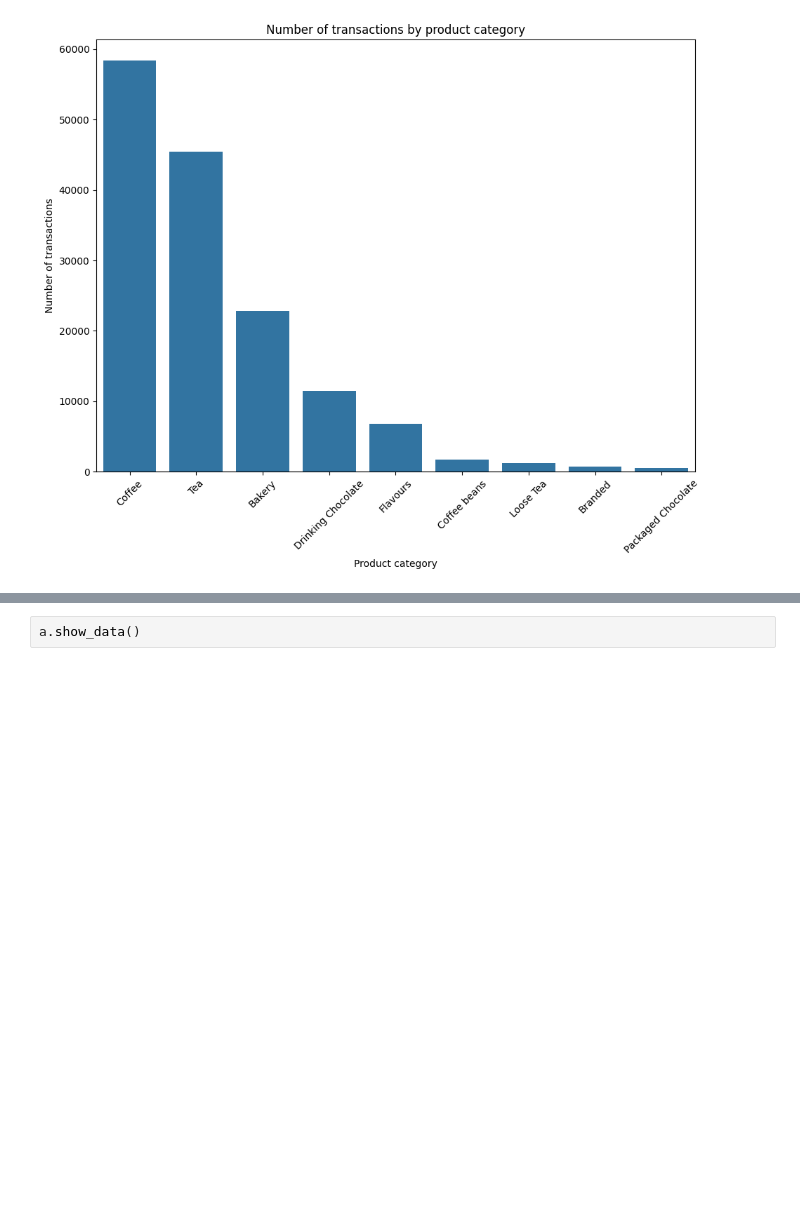
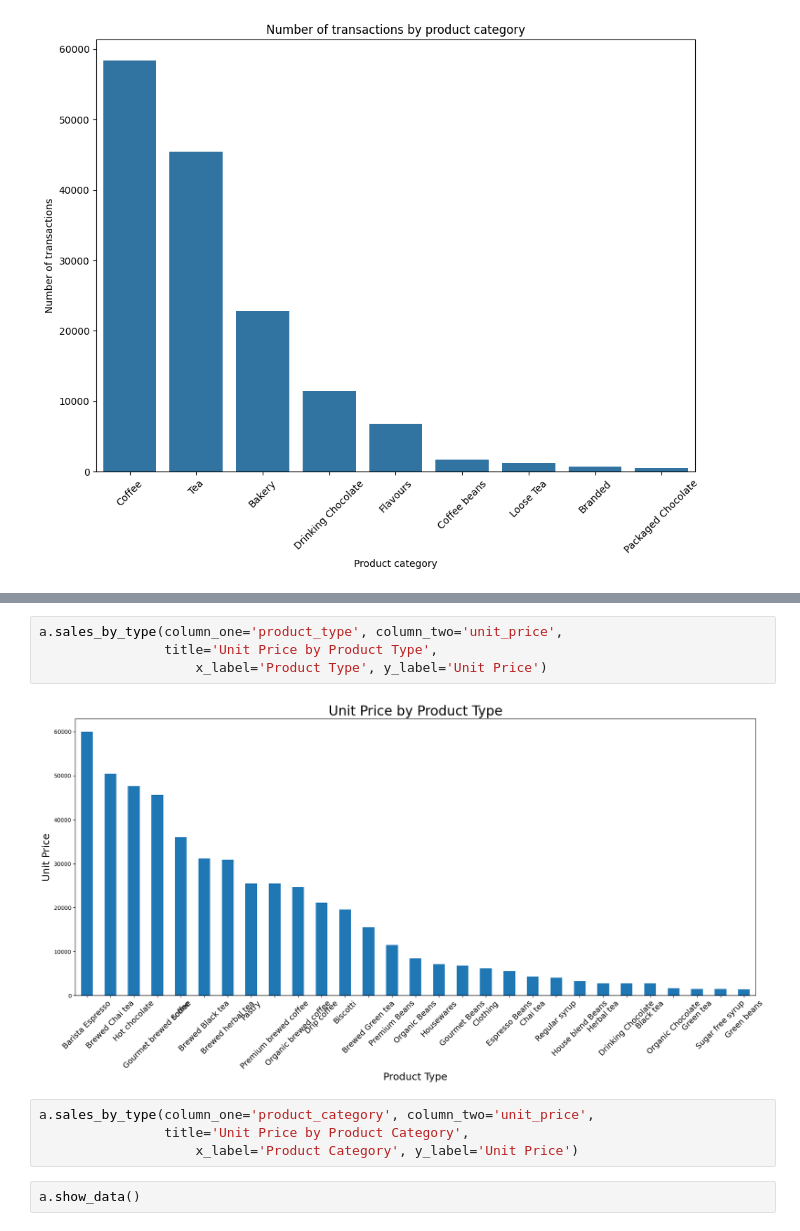
Before and after one commit to hananbahtiti/Coffee-Sales, a Jupyter notebook: data_preprocessing.ipynb, the cells around one changed output, grey strips where cells are left out. Cells and saved outputs as stored; diff of their text form; blank space fills up the shorter version.

```diff
--- a/data_preprocessing.ipynb
+++ b/data_preprocessing.ipynb
@@ -123,3 +127,13 @@ a.sales_by_type(column_one='product_category', column_two='transaction_qty',
+# %%
+a.sales_by_type(column_one='product_type', column_two='unit_price',
+                title='Unit Price by Product Type',
+                    x_label='Product Type', y_label='Unit Price')
+# %% [output]
+[figure, added]
+# %%
+a.sales_by_type(column_one='product_category', column_two='unit_price',
+                title='Unit Price by Product Category',
+                    x_label='Product Category', y_label='Unit Price')
 # %%
 a.show_data()
 # %% [output]
```
Also changed, not shown: parts of 2 cells of this notebook.
